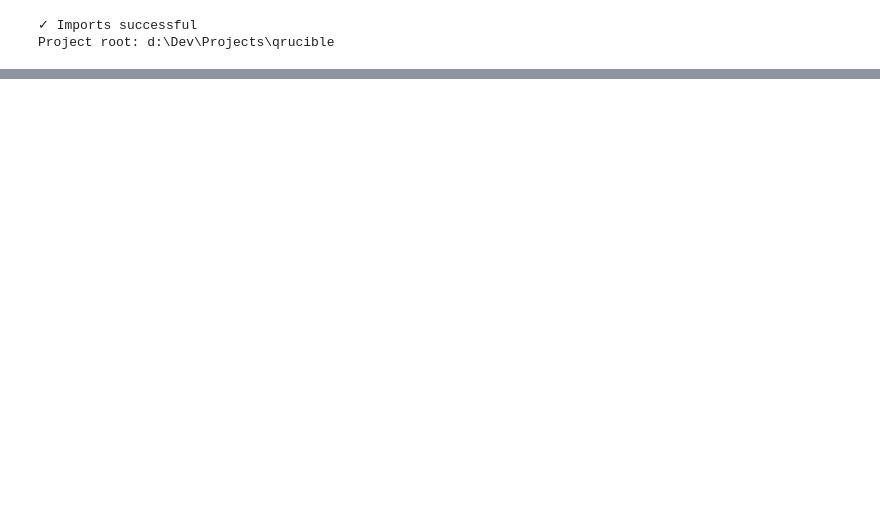
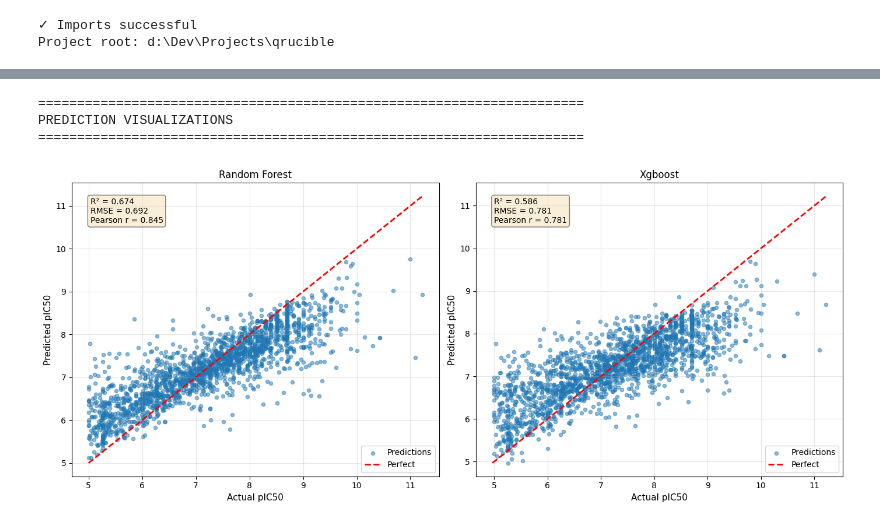
Before and after one commit to bluebell2505/qrucible, a Jupyter notebook: notebooks/03_model_analysis.ipynb, the cells around one changed output, grey strips where cells are left out. Drawn from its saved outputs; the diff is of its cells as text; code cells hidden in the pictures; blank space fills up the shorter version.

```diff
--- a/notebooks/03_model_analysis.ipynb
+++ b/notebooks/03_model_analysis.ipynb
@@ -60,0 +150,53 @@ Found 0 trained models:
+# %%
+# Cell 5: Prediction Plots
+print("\n" + "="*70)
+print("PREDICTION VISUALIZATIONS")
+print("="*70)
+
+n_models = len(predictions)
+if n_models > 0:
+    n_cols = min(2, n_models)
+    n_rows = (n_models + n_cols - 1) // n_cols
+
+    fig, axes = plt.subplots(n_rows, n_cols, figsize=(7*n_cols, 6*n_rows))
+    if n_models == 1:
+        axes = [axes]
+    else:
+        axes = axes.flatten()
+
+    for idx, (model_name, y_pred) in enumerate(predictions.items()):
+        ax = axes[idx]
+
+        # Scatter plot
+        ax.scatter(y_test, y_pred, alpha=0.5, s=20, label='Predictions')
+
+        # Perfect prediction line
+        min_val = min(y_test.min(), y_pred.min())
+        max_val = max(y_test.max(), y_pred.max())
+        ax.plot([min_val, max_val], [min_val, max_val], 'r--', lw=2, label='Perfect')
+
+        # Metrics
+        metrics = RegressionMetrics.calculate_all_metrics(y_test, y_pred)
+
+        textstr = f"R² = {metrics['r2']:.3f}\nRMSE = {metrics['rmse']:.3f}\nPearson r = {metrics['pearson_r']:.3f}"
+        ax.text(0.05, 0.95, textstr, transform=ax.transAxes,
+                verticalalignment='top',
+                bbox=dict(boxstyle='round', facecolor='wheat', alpha=0.5))
+
+        ax.set_xlabel('Actual pIC50', fontsize=11)
+        ax.set_ylabel('Predicted pIC50', fontsize=11)
+        ax.set_title(f'{model_name.replace("_", " ").title()}', fontsize=12)
+        ax.legend()
+        ax.grid(True, alpha=0.3)
+
+    # Hide empty subplots
+    for idx in range(len(predictions), len(axes)):
+        axes[idx].set_visible(False)
+
+    plt.tight_layout()
+    plt.show()
+# %% [output]
+======================================================================
+PREDICTION VISUALIZATIONS
+======================================================================
+[figure, added]
```
Also changed, not shown: parts of 10 cells of this notebook, 16 other files.
